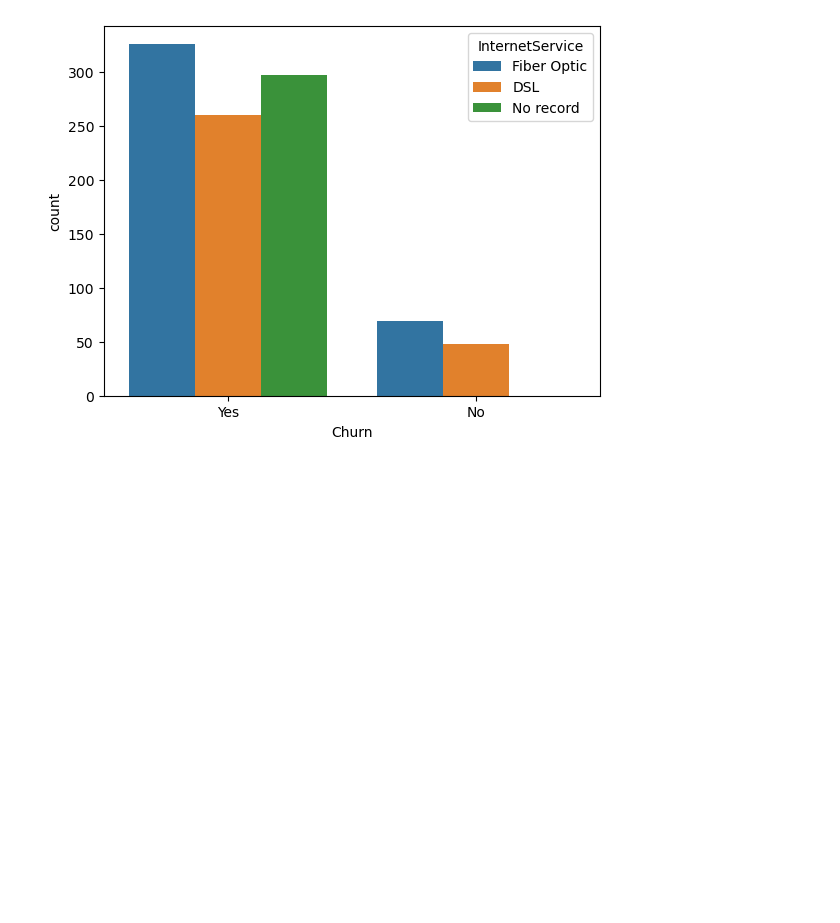
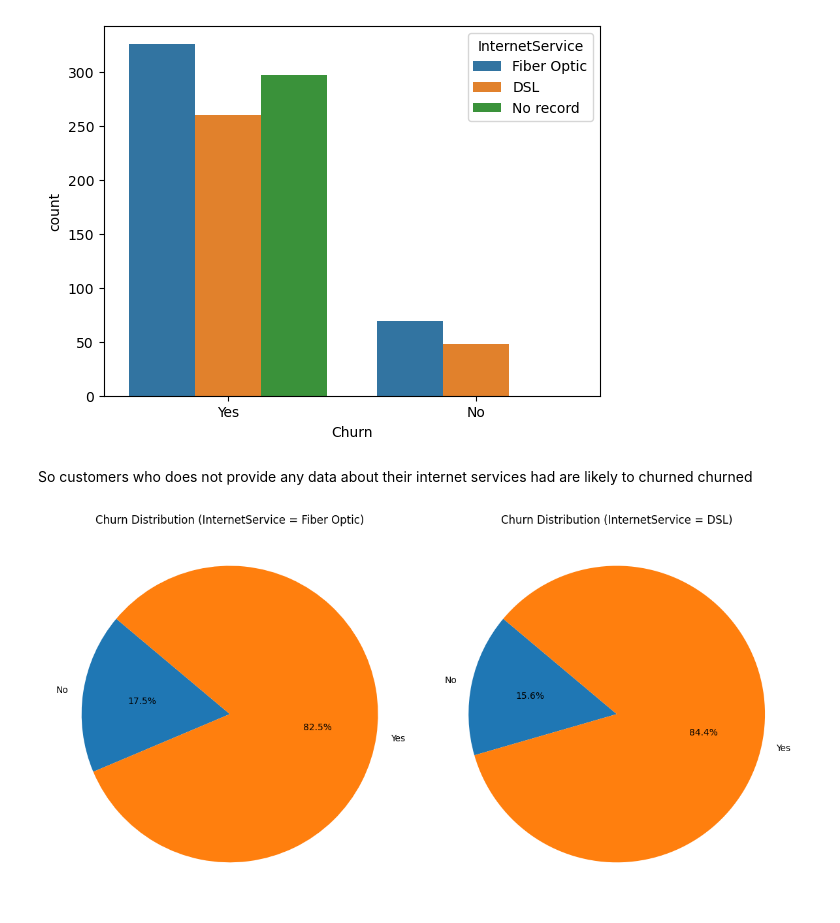
Before and after one commit to raogaurav17/Customer-Churn, a Jupyter notebook: dataExploration.ipynb, the cells around one changed output. Cells and saved outputs as stored; diff of their text form; code cells hidden in the pictures; blank space fills up the shorter version.

```diff
--- a/dataExploration.ipynb
+++ b/dataExploration.ipynb
@@ -163,3 +217,26 @@ sns.countplot(data=df, x='Churn', hue='InternetService')
 # %% [output]
 <Axes: xlabel='Churn', ylabel='count'>
 [figure]
+# %% [markdown]
+So customers who does not provide any  data about their internet services had are likely to churned churned
+# %%
+# Group and count
+grouped = df.groupby('InternetService')['Churn'].value_counts()
+
+# Convert to DataFrame for easier manipulation
+grouped_df = grouped.unstack()
+
+# Plotting
+fig, axes = plt.subplots(1, 2, figsize=(12, 6))
+
+
+axes[0].pie(grouped_df.loc['Fiber Optic'], labels=grouped_df.columns, autopct='%1.1f%%', startangle=140)
+axes[0].set_title('Churn Distribution (InternetService = Fiber Optic)')
+
+axes[1].pie(grouped_df.loc['DSL'], labels=grouped_df.columns, autopct='%1.1f%%', startangle=140)
+axes[1].set_title('Churn Distribution (InternetService = DSL)')
+
+plt.tight_layout()
+plt.show()
+# %% [output]
+[figure, added]
```
Also changed, not shown: parts of 18 cells of this notebook.
